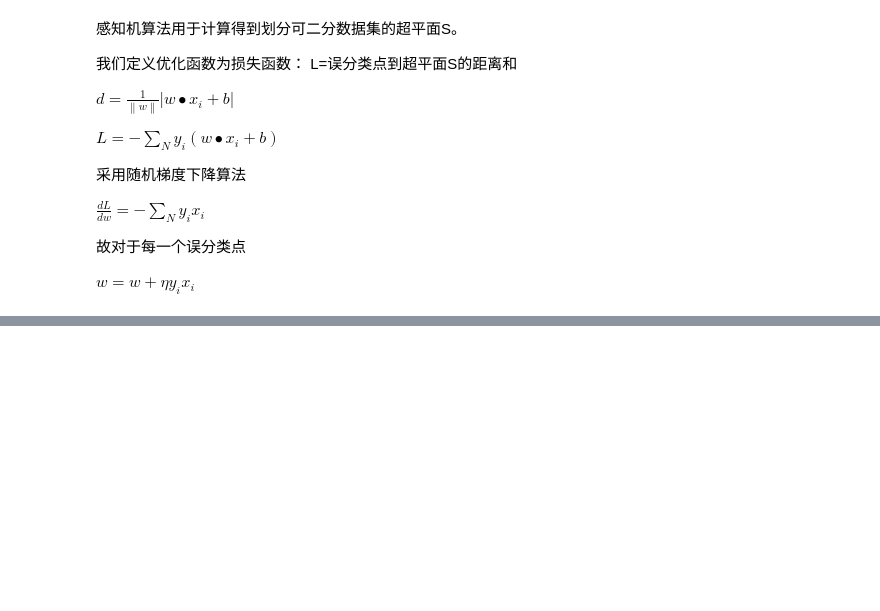
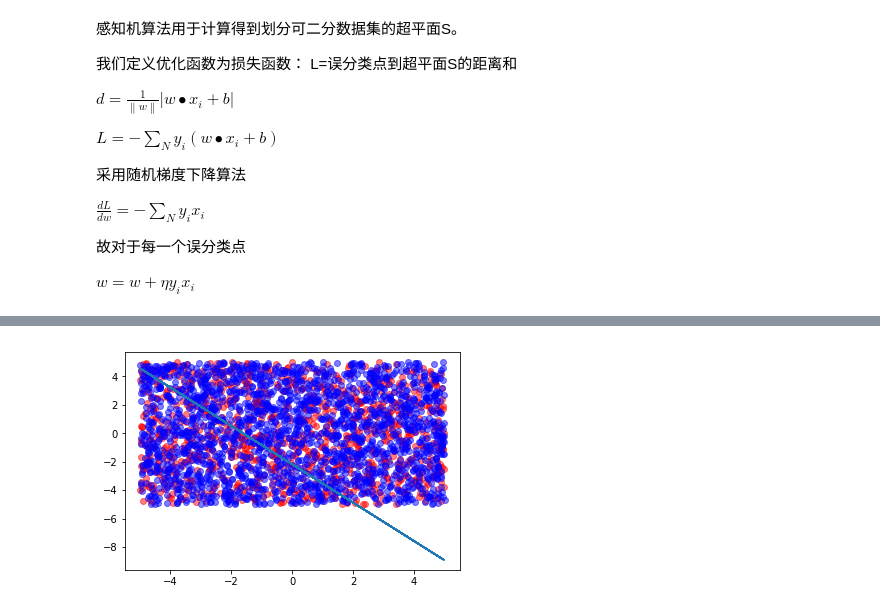
Before and after one commit to EndlessLethe/ProblemsAndCode, a Jupyter notebook: 统计学习方法/第二章 感知机学习算法.ipynb, the cells around one changed output, grey strips where cells are left out. Saved outputs shown, nothing was run; the diff lists cells and outputs as text; code cells hidden in the pictures; blank space fills up the shorter version.

```diff
--- a/统计学习方法/第二章 感知机学习算法.ipynb
+++ b/统计学习方法/第二章 感知机学习算法.ipynb
@@ -91,0 +103,4 @@ plt.show()
+# %%
+x_predict = np.array([1, 3])
+print(x_predict.shape)
+predict(x_predict, w, b)
@@ -91,0 +195,12 @@ plt.show()
+# %%
+data_test = getData(rangeOfNumber, dim, testSize)
+x_test = data_test["x"]
+y_test = data_test["y"]
+y_predict = []
+for i in x_predict:
+    y_predict.append(predict(i, w, b))
+cnt = 0
+for i in range(testSize):
+    if y_test[i] == y_predict[i]:
+        cnt = cnt + 1
+print("Accuracy:%d"  % (cnt / testSize * 100))
@@ -91,0 +228,12 @@ plt.show()
+# %%
+T =
+plt.plot(x_test.T[0][0], x_test.T[0][1], 'bo', alpha = 0.5)
+
+y_hp = np.zeros(size)
+for i in range(x_train.shape[0]):
+    y_hp[i] = (x_train.T[0][0][i]*w[0][0]+b)/w[0][1]*-1
+
+plt.plot(x_train.T[0][0], y_hp)
+plt.show()
+# %% [output]
+[figure, added]
```
Also changed, not shown: parts of 18 cells of this notebook.
